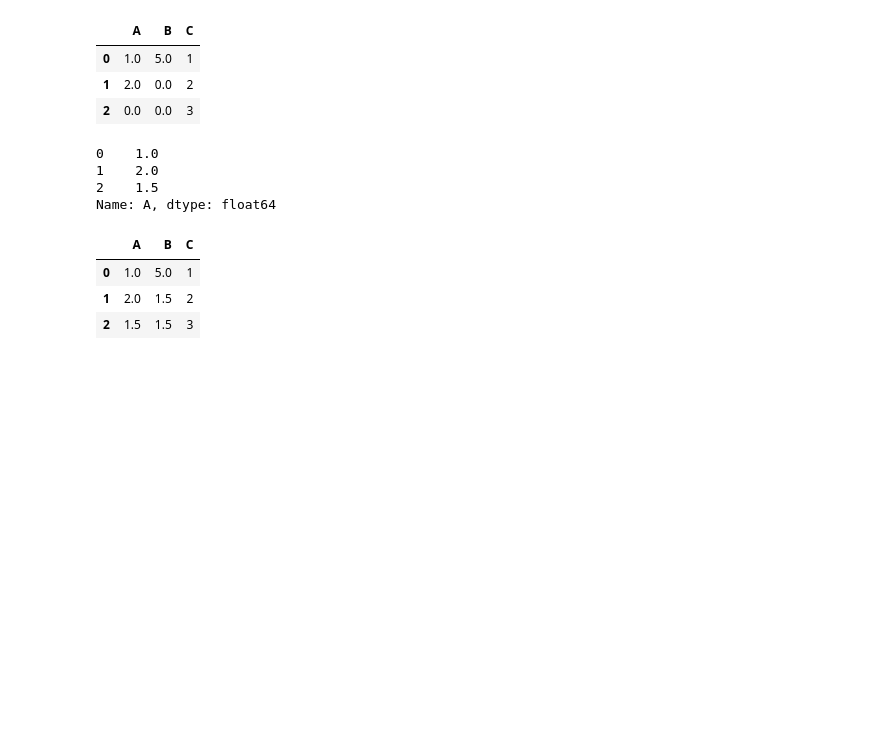
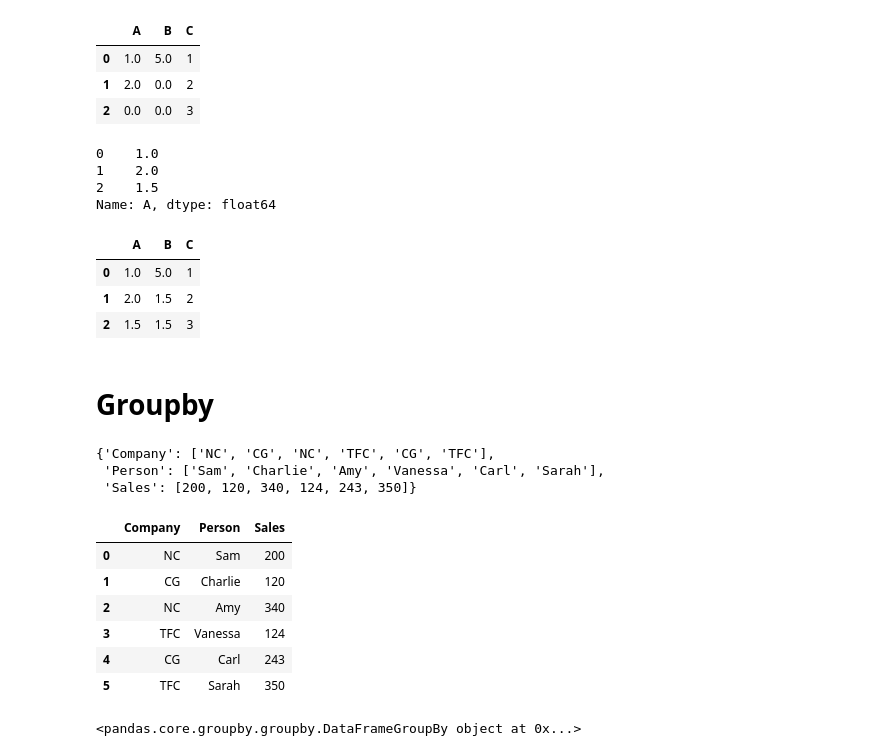
Before and after one commit to narendraraghu/Python-advance, a Jupyter notebook: HelloPanda.ipynb, the cells around one changed output. Saved outputs shown, nothing was run; the diff lists cells and outputs as text; code cells hidden in the pictures; blank space fills up the shorter version.

```diff
--- a/HelloPanda.ipynb
+++ b/HelloPanda.ipynb
@@ -375,3 +375,5 @@ df.fillna(value=df['A'].mean())
 | 0 | 1.0 | 5.0 | 1 |
 | 1 | 2.0 | 1.5 | 2 |
 | 2 | 1.5 | 1.5 | 3 |
+# %% [markdown]
+# Groupby
@@ -377,0 +386,6 @@ df.fillna(value=df['A'].mean())
+# %%
+data
+# %% [output]
+{'Company': ['NC', 'CG', 'NC', 'TFC', 'CG', 'TFC'],
+ 'Person': ['Sam', 'Charlie', 'Amy', 'Vanessa', 'Carl', 'Sarah'],
+ 'Sales': [200, 120, 340, 124, 243, 350]}
@@ -377,0 +394,14 @@ df.fillna(value=df['A'].mean())
+# %%
+df
+# %% [output]
+|  | Company | Person | Sales |
+| 0 | NC | Sam | 200 |
+| 1 | CG | Charlie | 120 |
+| 2 | NC | Amy | 340 |
+| 3 | TFC | Vanessa | 124 |
+| 4 | CG | Carl | 243 |
+| 5 | TFC | Sarah | 350 |
+# %%
+df.groupby('Company')
+# %% [output]
+<pandas.core.groupby.groupby.DataFrameGroupBy object at 0x...>
```
Also changed, not shown: parts of 12 cells of this notebook.
